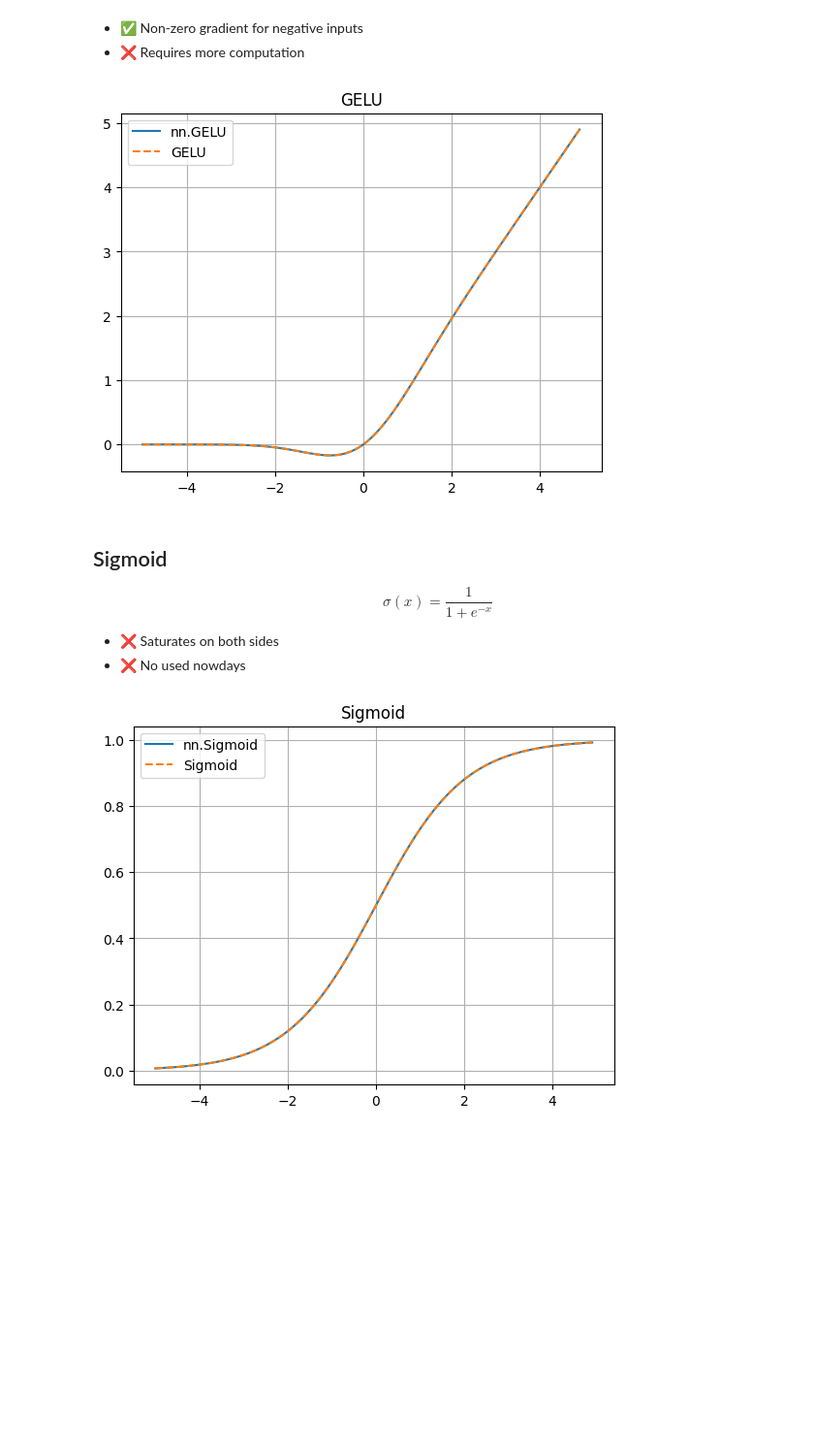
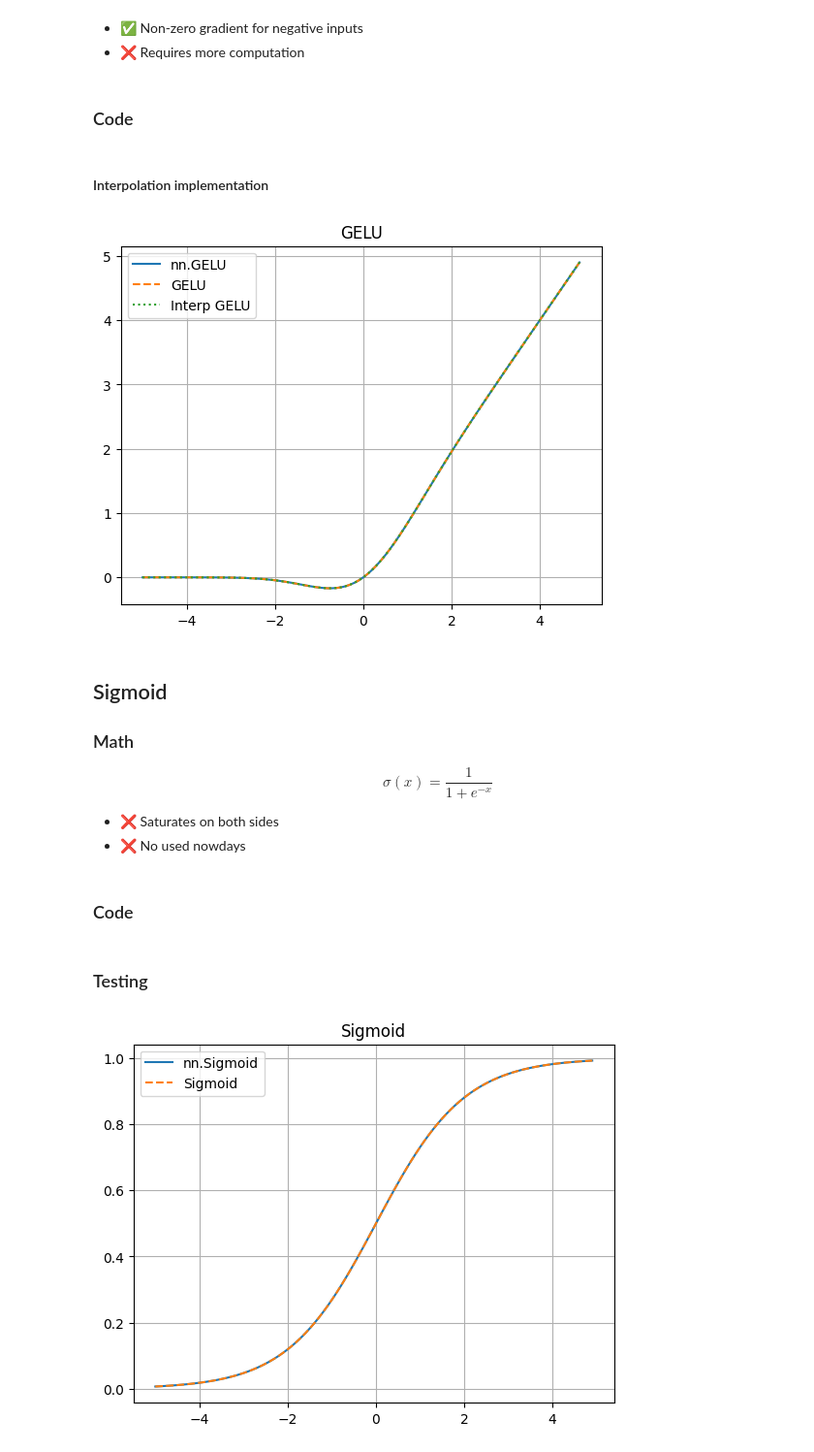
Before and after one commit to 4belito/ml-notebook, a Jupyter notebook: model/activations.ipynb, the cells around one changed output. Shown at 97% size. Cells and saved outputs as stored; diff of their text form; code cells hidden in the pictures; blank space fills up the shorter version.

```diff
--- a/model/activations.ipynb
+++ b/model/activations.ipynb
@@ -70,0 +107,10 @@ plt.show()
+# %%
+class PReLU(nn.Module):
+    def __init__(self,init=0.25):
+        super(PReLU, self).__init__()
+        a = torch.empty(1)
+        self.weight = nn.Parameter(a)
+        nn.init.constant_(a, init)
+
+    def forward(self, x):
+        return torch.where(x>0,x, self.weight*x)
@@ -71,13 +135,15 @@ plt.show()
 # %%
-prelu = nn.PReLU(init=a)
+nn_prelu = nn.PReLU(init=a)
+prelu = PReLU(init=a)
+
+nn_y = torch_prelu(x)
 y = prelu(x)
-
 # Get the current slope parameter (alpha)
 alpha = prelu.weight.item()
 
 # Plot
-plt.plot(x.numpy(), y.detach().numpy(),linestyle="-", label='nn.PReLU')
-plt.plot(x,leaky_relu(x),linestyle="--",label="LeakyReLU")
+plt.plot(x.numpy(), nn_y.detach().numpy(),linestyle="-", label='nn.PReLU')
+plt.plot(x,y.detach().numpy(),linestyle="--",label="LeakyReLU")
 plt.title(f"PReLU with alpha={alpha:.3f}")
 plt.grid(True)
 plt.legend()
@@ -172,6 +260,14 @@ $$
 # %% [markdown]
 * ✅ Non-zero gradient for negative inputs
 * ❌ Requires more computation
+# %% [markdown]
+### Code
+# %%
+class GELU(nn.Module):
+    def forward(self, x):
+        return 0.5 * x * (1 + torch.tanh(torch.sqrt(torch.tensor(2 / torch.pi)) * (x + 0.044715 * torch.pow(x, 3))))
+# %% [markdown]
+#### Interpolation implementation
 # %%
 def normal_pdf(t: torch.Tensor) -> torch.Tensor:
     """Standard Gaussian PDF."""
@@ -207,31 +303,34 @@ def normal_cdf(
     # 2) Cumulative integral on the grid
     cdf_grid = cumtrapz(pdf, t)
     return interpolate(t, x, f=cdf_grid)
+
+def InterpGELU():
+    def gelu(x):
+        return x * normal_cdf(x)
+    return gelu
 # %%
 nn_gelu = nn.GELU()
-
-# Gaussian PDF
-def GELU():
-    def gelu(x):
-        return x * normal_cdf(x)
-    return gelu
-
+interp_gelu = InterpGELU()
 gelu = GELU()
 
 plt.plot(x,nn_gelu(x),linestyle="-",label="nn.GELU")
 plt.plot(x,gelu(x),linestyle="--",label="GELU")
-plt.title(f"GELU")
+plt.plot(x,interp_gelu(x),linestyle=":",label="Interp GELU")
+plt.title("GELU")
 plt.grid(True)
 plt.legend()
 plt.show()
 # %% [output]
-[figure, old version]
+[figure, new version]
 # %% [markdown]
 ## Sigmoid
 
+### Math
 $$
 \sigma(x) = \frac{1}{1+e^{-x}}
 $$
 
 * ❌ Saturates on both sides
 * ❌ No used nowdays
+# %% [markdown]
+### Code
@@ -238,2 +341,4 @@ $$
+# %% [markdown]
+### Testing
 # %%
 nn_sigmoid = nn.Sigmoid()
```
Also changed, not shown: parts of 40 cells of this notebook, 13 other files.
